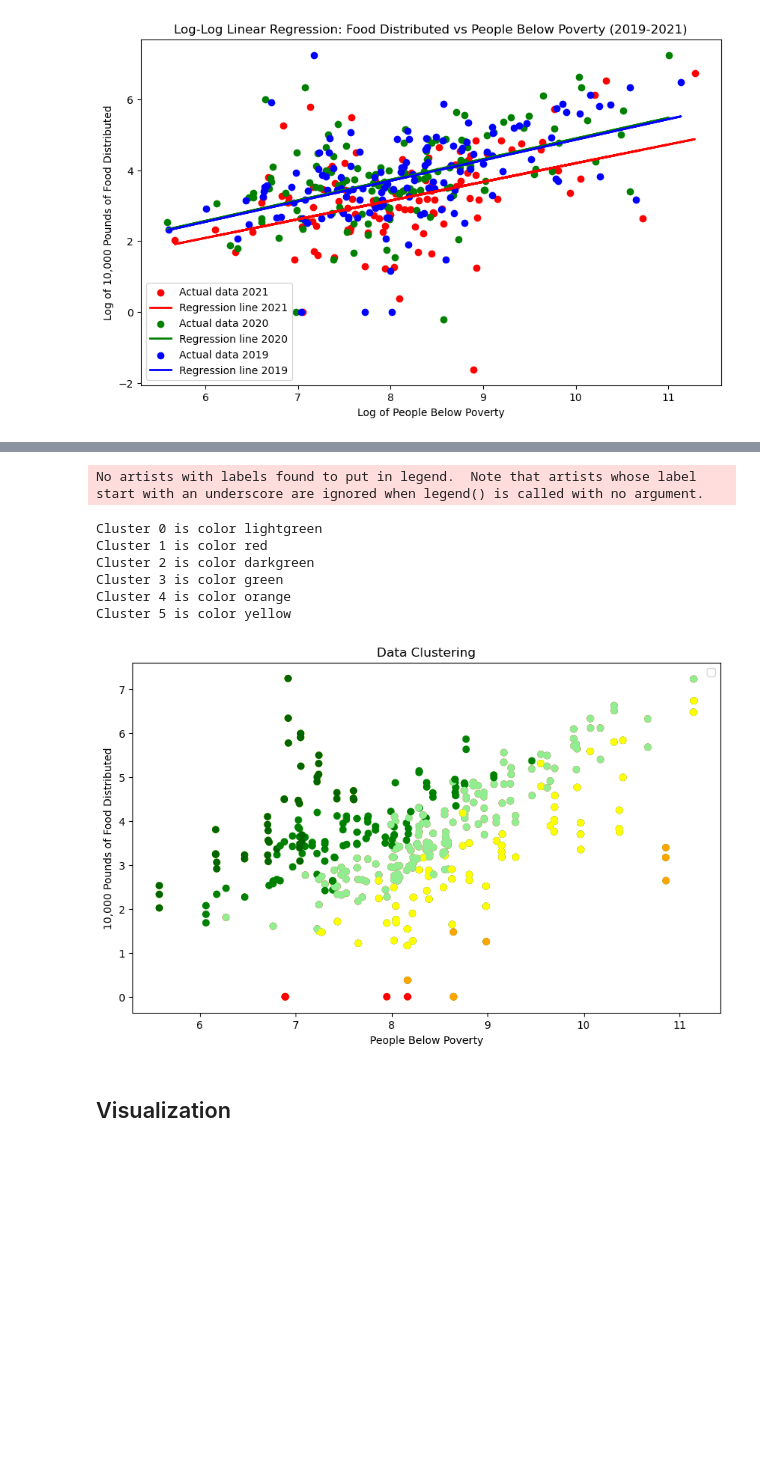
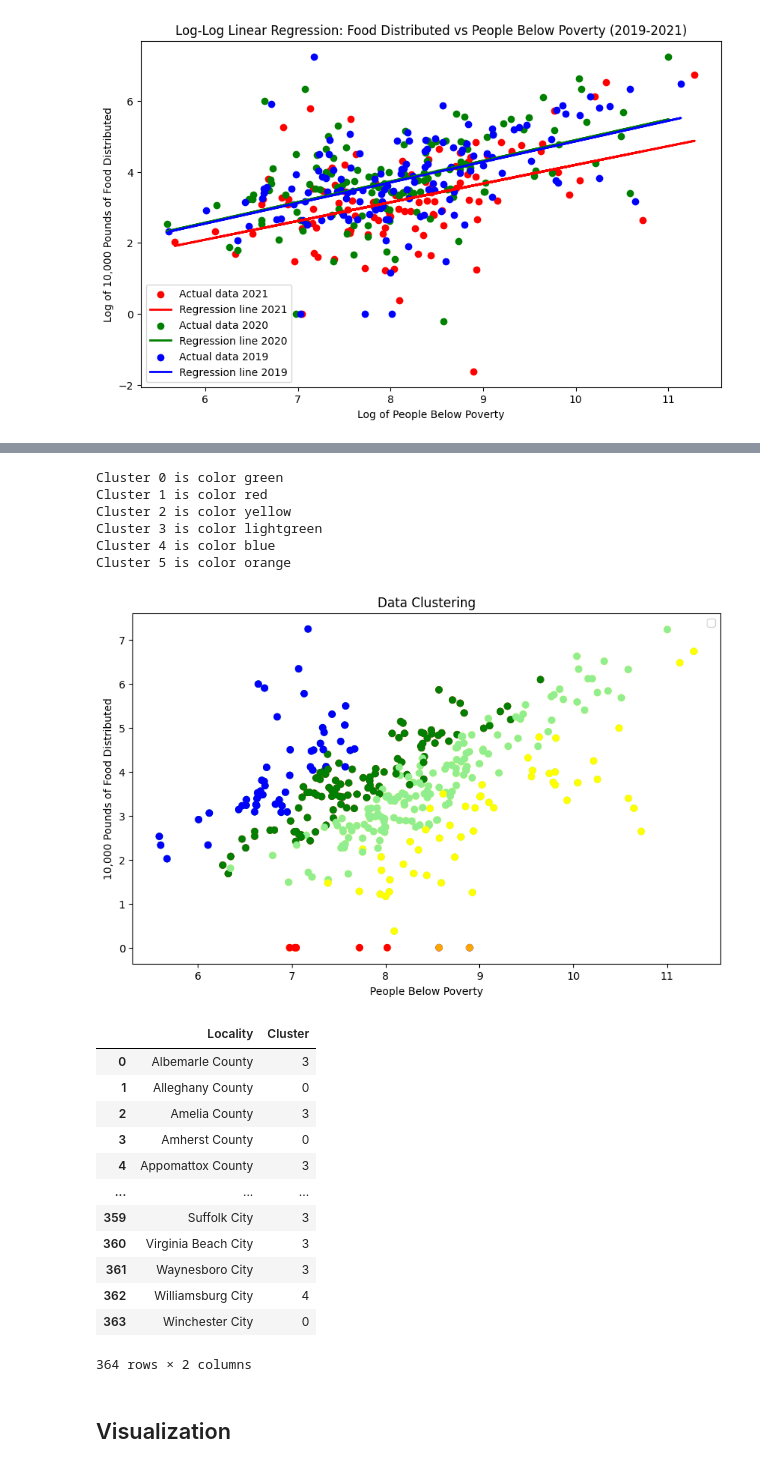
Before and after one commit to AWalnutTree/ML4VA, a Jupyter notebook: MLVA_Project.ipynb, the cells around one changed output, grey strips where cells are left out. Saved outputs shown, nothing was run; the diff lists cells and outputs as text; code cells hidden in the pictures; blank space fills up the shorter version.

```diff
--- a/MLVA_Project.ipynb
+++ b/MLVA_Project.ipynb
@@ -391,16 +390,12 @@ No artists with labels found to put in legend.  Note that artists whose label st
 # %%
 # Kmeans with log data
 
-clusterable_columns = ["Pounds of Food Distributed", "Total Population", "people_below_poverty_total"]
-
+clusterable_columns = ["Pounds of Food Distributed", "Poverty Universe", "Number in Poverty"]
 model = KMeans(n_clusters=5)
 
 clusterable_data = combined_data[clusterable_columns]
-
 clusterable_data = np.log(clusterable_data)
-
 clusterable_data[clusterable_data < 0] = 0
-
 clusterable_data = normalize(clusterable_data)
 
 se = []
@@ -408,55 +403,65 @@ for n in range(2, 11) :
   model = KMeans(n_clusters=n)
   model.fit(clusterable_data)
   se.append(model.inertia_)
-# plt.plot(range(2, 11), se)
-# plt.show()
+
 
 n3model = KMeans(n_clusters=6, max_iter=500, n_init=100, random_state=42)
 n3model.fit(clusterable_data)
 
-# colors = ["b", "g", "r", "c"]
-# colors = ["b", "g", "r", "c", "m", "y"]
-colors = ["red", "orange", "yellow", "lightgreen", "green", "darkgreen"]
-# colors = ["lightgreen", "green", "yellow", "darkgreen", "red", "orange"]
+colors = ["red", "orange", "lightgreen","yellow", "green", "blue"]
 
 plt.figure(figsize=(10, 6))
 
-X = combined_data[['people_below_poverty_total']]
+X = combined_data[['Number in Poverty']]
 y = combined_data['Pounds of Food Distributed'] / 10000
 
 X_log = np.log(X)
 y_log = np.log(y)
 
 X_log[X_log < 0] = 0
 y_log[y_log < 0] = 0
 
 plt.scatter(X_log, y_log, color=np.array(colors)[n3model.labels_])
 
 centers = n3model.cluster_centers_
-sorted_indices = [3, 0, 5, 4, 1, 2]
+sorted_indices = np.argsort(centers[:, 1])
 sorted_colors = np.array(colors)[sorted_indices]
 
 for i, center in enumerate(centers):
   print(f"Cluster {i} is color {sorted_colors[i]}")
 
 # Replot with Sorted Colors
 plt.scatter(X_log, y_log, color=sorted_colors[n3model.labels_])
 plt.xlabel('People Below Poverty')
 plt.ylabel('10,000 Pounds of Food Distributed')
 plt.title('Data Clustering')
 plt.legend()
 plt.show()
 
 combined_data['Cluster'] = n3model.labels_
+county_cluster_assignments = combined_data[['Locality', 'Cluster']]
+county_cluster_assignments
 # %% [output]
-No artists with labels found to put in legend.  Note that artists whose label start with an underscore are ignored when legend() is called with no argument.
+Cluster 0 is color green
+Cluster 1 is color red
+Cluster 2 is color yellow
+Cluster 3 is color lightgreen
+Cluster 4 is color blue
+Cluster 5 is color orange
+[figure, new version]
+|  | Locality | Cluster |
+| 0 | Albemarle County | 3 |
+| 1 | Alleghany County | 0 |
+| 2 | Amelia County | 3 |
+| 3 | Amherst County | 0 |
+| 4 | Appomattox County | 3 |
+| ... | ... | ... |
+| 359 | Suffolk City | 3 |
+| 360 | Virginia Beach City | 3 |
+| 361 | Waynesboro City | 3 |
+| 362 | Williamsburg City | 4 |
+| 363 | Winchester City | 0 |
-Cluster 0 is color lightgreen
-Cluster 1 is color red
-Cluster 2 is color darkgreen
-Cluster 3 is color green
-Cluster 4 is color orange
-Cluster 5 is color yellow
+364 rows × 2 columns
-[figure, old version]
 # %%
 # Calculate residuals for each year
 residuals = {}
```
Also changed, not shown: parts of 2 cells of this notebook, 3 other files.
